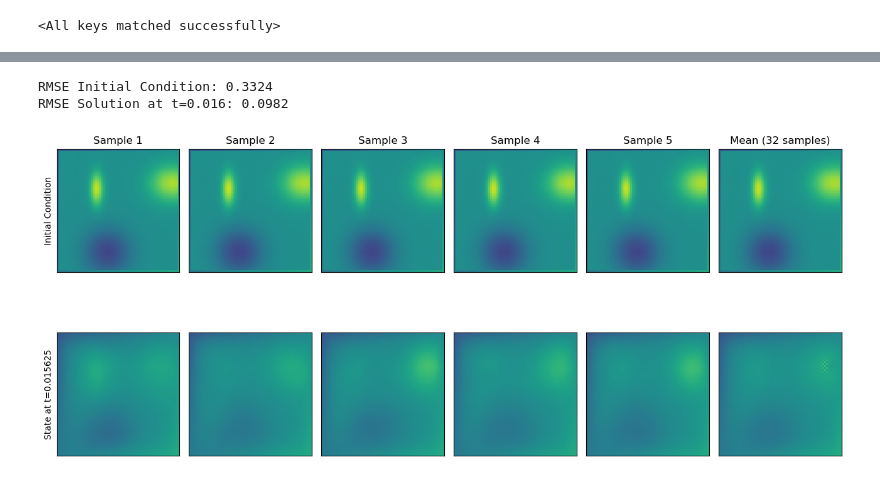
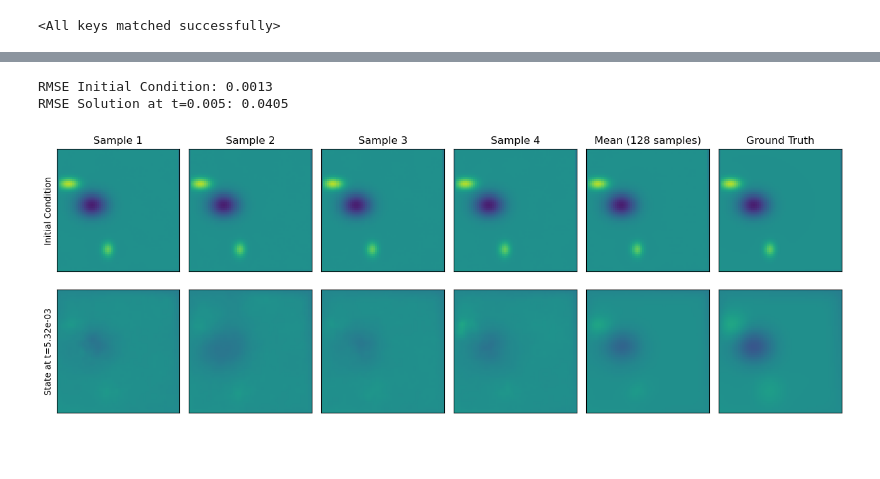
Before and after one commit to cmt-dtu-energy/dynamical-pde-diffusion, a Jupyter notebook: notebooks/01_heat_model.ipynb, the cells around one changed output, grey strips where cells are left out. Drawn from its saved outputs; the diff is of its cells as text; code cells hidden in the pictures; blank space fills up the shorter version.

```diff
--- a/notebooks/01_heat_model.ipynb
+++ b/notebooks/01_heat_model.ipynb
@@ -86,11 +86,11 @@ mask_u[:, -1] = 1
 dx = 1. / A.shape[-1]
 ch_a = 1
 
-sample_shape = (32, 2, 64, 64)
+sample_shape = (128, 2, 64, 64)
 
-zeta_a = 30.0
+zeta_a = 50.0
 zeta_u = 5.0
-zeta_pde = 0.0
+zeta_pde = 1.0
 
 num_steps = 50
 
@@ -98,19 +98,24 @@ t_cond = torch.ones(sample_shape[0]) * T
 alpha_cond = torch.ones_like(t_cond) * alpha
 labels = torch.stack([t_cond, alpha_cond], dim=-1)
 
+loss_fn_kwargs = {
+    "obs_a": obs_a,
+    "obs_u": obs_u,
+    "mask_a": mask_a,
+    "mask_u": mask_u,
+    "dx": dx,
+    "ch_a": ch_a,
+    "alpha": alpha,
+}
+
 
 samples, losses = dpde.sampling.edm_sampler(
     net=edm,
     device=device,
     sample_shape=sample_shape,
     loss_fn=dpde.sampling.heat_loss,
-    dx=dx,
-    ch_a=ch_a,
+    loss_fn_kwargs=loss_fn_kwargs,
     labels=labels,
-    obs_a=obs_a,
-    obs_u=obs_u,
-    mask_a=mask_a,
-    mask_u=mask_u,
     zeta_a=zeta_a,
     zeta_u=zeta_u,
     zeta_pde=zeta_pde,
@@ -137,27 +142,32 @@ plt.show()
 # %%
 mean_val = samples.mean(axis=0)
 
-print(f"RMSE Initial Condition: {np.sqrt(np.mean((samples[:, 0] - obs_a[0].numpy())**2)):.4f}")
+print(f"RMSE Initial Condition: {np.sqrt(np.mean((samples[:, 0] - obs_a.numpy())**2)):.4f}")
 print(f"RMSE Solution at t={T:.3f}: {np.sqrt(np.mean((samples[:, 1] - obs_u.numpy())**2)):.4f}")
 
-fig, axs = plt.subplots(2, 6, figsize=(13, 7))
-for i in range(5):
+fig, axs = plt.subplots(2, 6, figsize=(13, 5))
+for i in range(4):
     axs[0, i].imshow(samples[i, 0], cmap='viridis', vmin=-1, vmax=1)
     axs[0, i].set(aspect="equal", xticks=[], yticks=[])
     axs[0, i].set_title(f'Sample {i+1}')
     if i == 0:
         axs[0, i].set_ylabel('Initial Condition')
     axs[1, i].imshow(samples[i, 1], cmap='viridis', vmin=-1, vmax=1)
     axs[1, i].set(aspect="equal", xticks=[], yticks=[])
     if i == 0:
-        axs[1, i].set_ylabel(f'State at t={T}')
+        axs[1, i].set_ylabel(f'State at t={T:.2e}')
 
-axs[0, 5].imshow(mean_val[0], cmap='viridis', vmin=-1, vmax=1)
-axs[0, 5].set(aspect="equal", xticks=[], yticks=[], title=f"Mean ({sample_shape[0]} samples)")
-axs[1, 5].imshow(mean_val[1], cmap='viridis', vmin=-1, vmax=1)
+axs[0, 4].imshow(mean_val[0], cmap='viridis', vmin=-1, vmax=1)
+axs[0, 4].set(aspect="equal", xticks=[], yticks=[], title=f"Mean ({sample_shape[0]} samples)")
+axs[1, 4].imshow(mean_val[1], cmap='viridis', vmin=-1, vmax=1)
+axs[1, 4].set(aspect="equal", xticks=[], yticks=[])
+
+axs[0, 5].imshow(obs_a.numpy(), cmap='viridis', vmin=-1, vmax=1)
+axs[0, 5].set(aspect="equal", xticks=[], yticks=[], title="Ground Truth")
+axs[1, 5].imshow(obs_u.numpy(), cmap='viridis', vmin=-1, vmax=1)
 axs[1, 5].set(aspect="equal", xticks=[], yticks=[])
 plt.tight_layout()
 # %% [output]
-RMSE Initial Condition: 0.3324
-RMSE Solution at t=0.016: 0.0982
+RMSE Initial Condition: 0.0013
+RMSE Solution at t=0.005: 0.0405
-[figure, old version]
+[figure, new version]
```
Also changed, not shown: parts of 7 cells of this notebook, 12 other files.
